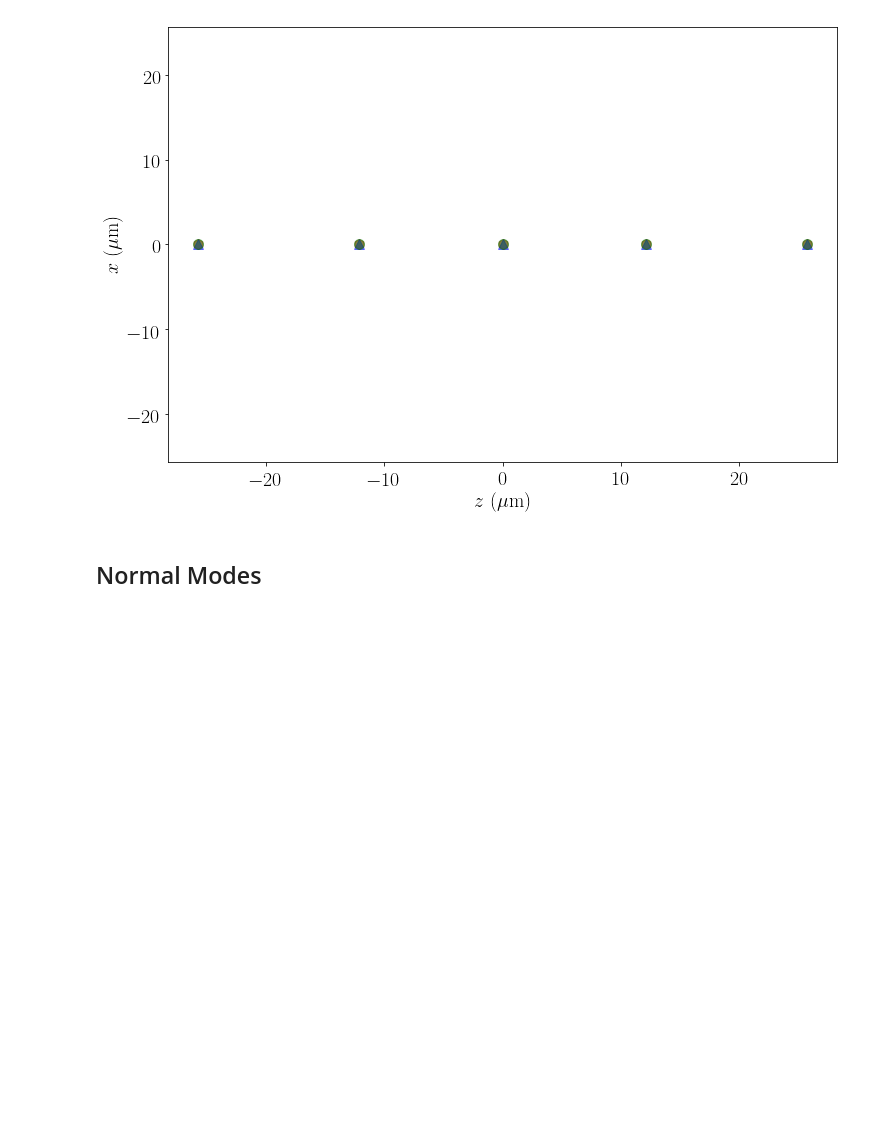
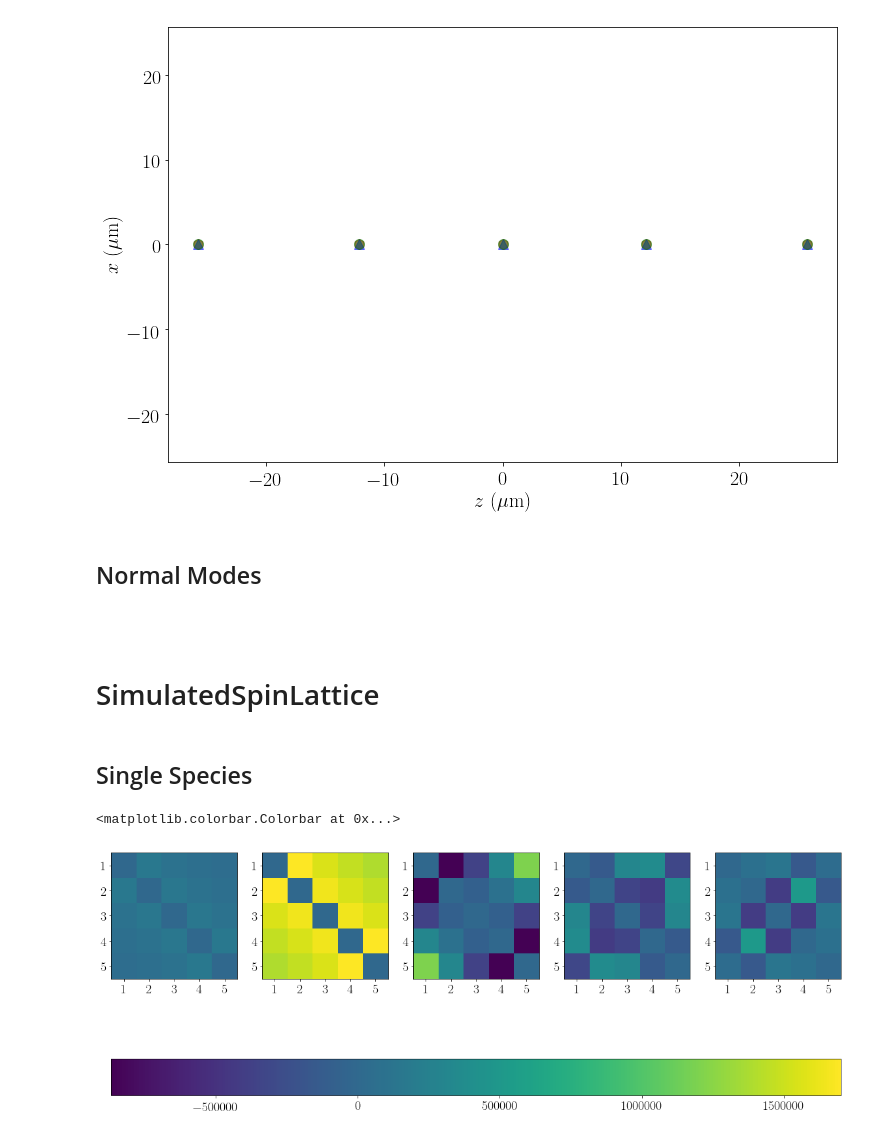
Before and after one commit to OpenQuantumDesign/oqd-trical, a Jupyter notebook: tutorial/multispecies tutorial.ipynb, the cells around one changed output. Cells and saved outputs as stored; diff of their text form; code cells hidden in the pictures; blank space fills up the shorter version.

Commit message:
Updated multispecies tutorial jupyter notebook

```diff
--- a/tutorial/multispecies tutorial.ipynb
+++ b/tutorial/multispecies tutorial.ipynb
@@ -67,10 +81,11 @@ b1 = np.array([b1[i * N : (i + 1) * N, i * N : (i + 1) * N] for i in range(3)])
 # %% [markdown]
 ## Including Additional Optical Potential
 # %%
+# Optical potentials
 p2 = [
     classes.OpticalPotential(
         ti1.x_ep[i],
-        1e-3,
+        70e-3,
         375e-9,
         1e-6,
         # rabi_frequencies_per_root_intensity=5.46e6,
@@ -79,7 +94,10 @@ p2 = [
     for i in (m == m_1).nonzero()[0]
 ]
 
+# Multispecies trapped ion system w/ additional optical potential
 ti2 = trical.classes.TrappedIons(N, p1, *p2, m=m)
+
+# Calculate equilibrium position and normal modes
 ti2.principle_axis()
 w2, b2 = ti2.w_pa, ti2.b_pa
 b2 = np.array([b2[i * N : (i + 1) * N, i * N : (i + 1) * N] for i in range(3)])
@@ -214,3 +232,43 @@ slider_mode = Slider(ax_mode, r"Mode", 0, N - 1, valinit=0, valstep=1)
 slider_mode.on_changed(update)
 # %% [output]
 [figure]
+# %% [markdown]
+# SimulatedSpinLattice
+# %%
+%matplotlib inline
+rc("font", **{"family": "serif", "serif": ["Computer Modern"]})
+matplotlib.rcParams["figure.figsize"] = (12, 8)
+matplotlib.rcParams["font.size"] = 20
+matplotlib.rcParams["text.usetex"] = True
+# %% [markdown]
+## Single Species
+# %%
+wavelength = 355e-9
+
+detuning = 2 * np.pi * 1e4
+mu = np.array([np.array([w0[N + i] + detuning]) for i in range(N)])
+omega = np.full((N, 1), 1e6)
+
+ssl = [
+    classes.SimulatedSpinLattice(ti0, mu[i], omega, k=2 * np.pi / wavelength, dir="y")
+    for i in range(N)
+]
+
+J = np.array([ssl[i].J for i in range(N)])
+
+norm = matplotlib.colors.Normalize(J.min(), J.max())
+sm = cm.ScalarMappable(norm, cmap=cm.viridis)
+sm.set_array(J)
+
+fig = plt.figure(figsize=(20, 15))
+ax = [fig.add_subplot(1, N, i + 1) for i in range(N)]
+for i in range(N):
+    im = ax[i].imshow(J[i], cmap=cm.viridis, norm=norm)
+    ax[i].set_xticks(np.arange(N))
+    ax[i].set_yticks(np.arange(N))
+    ax[i].set_xticklabels(np.arange(N) + 1)
+    ax[i].set_yticklabels(np.arange(N) + 1)
+fig.colorbar(sm, ax=ax,orientation="horizontal")
+# %% [output]
+<matplotlib.colorbar.Colorbar at 0x...>
+[figure, added]
```
Also changed, not shown: parts of 6 cells of this notebook.
